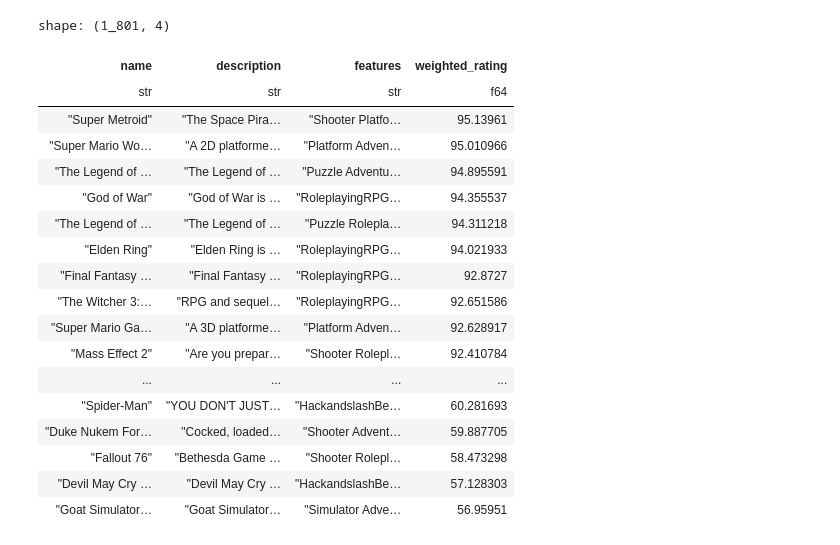
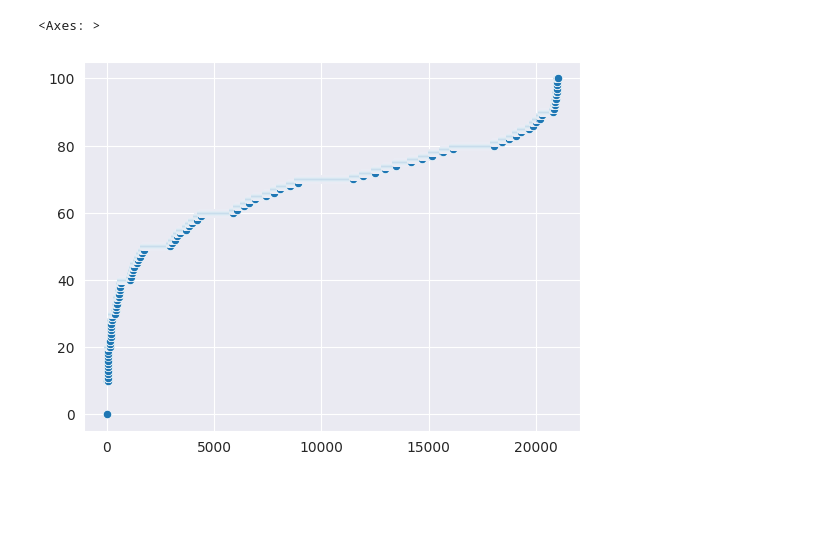
Before and after one commit to anekil/game-on, a Jupyter notebook: backend/website/recommendation/data_overview.ipynb, the cells around one changed output. Drawn from its saved outputs; the diff is of its cells as text; code cells hidden in the pictures; blank space fills up the shorter version.

```diff
--- a/backend/website/recommendation/data_overview.ipynb
+++ b/backend/website/recommendation/data_overview.ipynb
@@ -166,22 +316,6 @@ DF ["name", "description", "features", "weighted_rating"]; PROJECT */4 COLUMNS;
 # %%
-new_df.sort(pl.col("weighted_rating"), descending=True)
+
+sns.scatterplot(data=df.sort("total_rating").get_column("total_rating"))
 # %% [output]
-shape: (1_801, 4)
+<Axes: >
-| name | description | features | weighted_rating |
-| str | str | str | f64 |
-| "Super Metroid" | "The Space Pira… | "Shooter Platfo… | 95.13961 |
-| "Super Mario Wo… | "A 2D platforme… | "Platform Adven… | 95.010966 |
-| "The Legend of … | "The Legend of … | "Puzzle Adventu… | 94.895591 |
-| "God of War" | "God of War is … | "RoleplayingRPG… | 94.355537 |
-| "The Legend of … | "The Legend of … | "Puzzle Rolepla… | 94.311218 |
-| "Elden Ring" | "Elden Ring is … | "RoleplayingRPG… | 94.021933 |
-| "Final Fantasy … | "Final Fantasy … | "RoleplayingRPG… | 92.8727 |
-| "The Witcher 3:… | "RPG and sequel… | "RoleplayingRPG… | 92.651586 |
-| "Super Mario Ga… | "A 3D platforme… | "Platform Adven… | 92.628917 |
-| "Mass Effect 2" | "Are you prepar… | "Shooter Rolepl… | 92.410784 |
-| ... | ... | ... | ... |
-| "Spider-Man" | "YOU DON'T JUST… | "HackandslashBe… | 60.281693 |
-| "Duke Nukem For… | "Cocked, loaded… | "Shooter Advent… | 59.887705 |
-| "Fallout 76" | "Bethesda Game … | "Shooter Rolepl… | 58.473298 |
-| "Devil May Cry … | "Devil May Cry … | "HackandslashBe… | 57.128303 |
-| "Goat Simulator… | "Goat Simulator… | "Simulator Adve… | 56.95951 |
+[figure, added]
```
Also changed, not shown: parts of 21 cells of this notebook, 4 other files.
